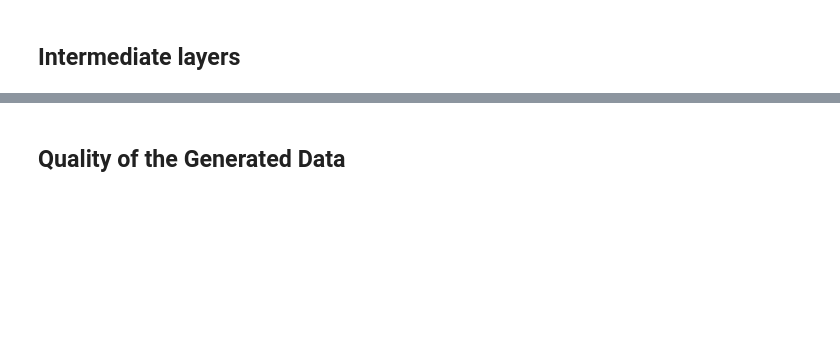
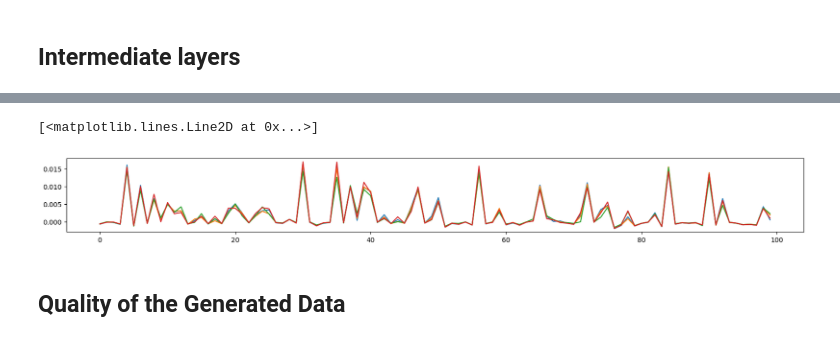
Before and after one commit to Yeganehfrh/EEGModalNet, a Jupyter notebook: notebooks/Tweak&Explore.ipynb, the cells around one changed output, grey strips where cells are left out. Drawn from its saved outputs; the diff is of its cells as text; code cells hidden in the pictures; blank space fills up the shorter version.

```diff
--- a/notebooks/Tweak&Explore.ipynb
+++ b/notebooks/Tweak&Explore.ipynb
@@ -288,6 +318,6 @@ Power of components removed by DSS: 0.01
 # %%
 # fake data
-CHECKPOINTS_PATH = 'logs/eo/20260213_v4_epoch_240.model.keras'
+CHECKPOINTS_PATH = 'logs/eo/20260221_v2_epoch_20.model.keras'
 
 from src.EEGModalNet.models.FiLMGAN import FiLMGAN
 
@@ -452,0 +495,5 @@ print(per_block)
+# %%
+critic = model.critic
+critic.output_features = True
+
+out = critic.predict({'x':x[128:128+32], 'sub':sub[128:128+32], 'pos':state[128:128+32]})
@@ -452,0 +504,10 @@ print(per_block)
+# %%
+critic = model.critic
+with torch.no_grad():
+    feat = critic.output_features = True
+    z = critic.predict({'x': x, 'sub': sub, 'pos': state})  # (B, D)
+    critic.output_features = False
+
+    var = torch.tensor(z.var(axis=0))           # (D,)
+    topk = torch.topk(var, k=50).values
+    print("median var:", var.median().item(), "top-50 mean var:", topk.mean().item())
@@ -452,0 +524,21 @@ print(per_block)
+# %%
+with torch.no_grad():
+    z = critic.predict({'x': x, 'sub': sub, 'pos': state})
+    critic.output_features = False
+
+    out = critic.predict({'x': x, 'sub': sub, 'pos': state}).squeeze()
+
+    z = torch.tensor(z)
+    out = torch.tensor(out)
+
+    zn = z.norm(dim=1)
+
+    # manual correlation (numerically safer)
+    zn_centered = zn - zn.mean()
+    out_centered = out - out.mean()
+
+    corr = (zn_centered * out_centered).mean() / (
+        zn_centered.std() * out_centered.std() + 1e-8
+    )
+
+    print("corr(||feat||, out):", corr.item())
@@ -453,3 +549,12 @@ print(per_block)
+# %%
+plt.figure(figsize=(20, 2))
+plt.plot(out[00, 100:200])
+plt.plot(out[-1, 100:200])
+plt.plot(out[20, 100:200])
+plt.plot(out[30, 100:200])
+# %% [output]
+[<matplotlib.lines.Line2D at 0x...>]
+[figure, added]
 # %% [markdown]
 ## Quality of the Generated Data
 # %%
```
Also changed, not shown: parts of 25 cells of this notebook, 1 other file.
